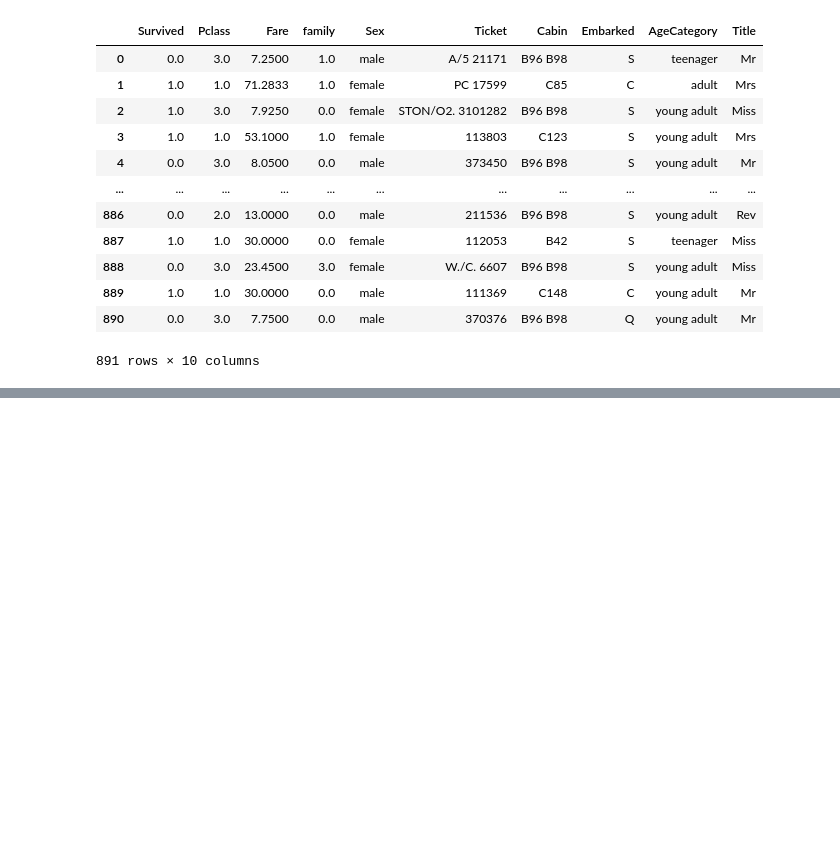
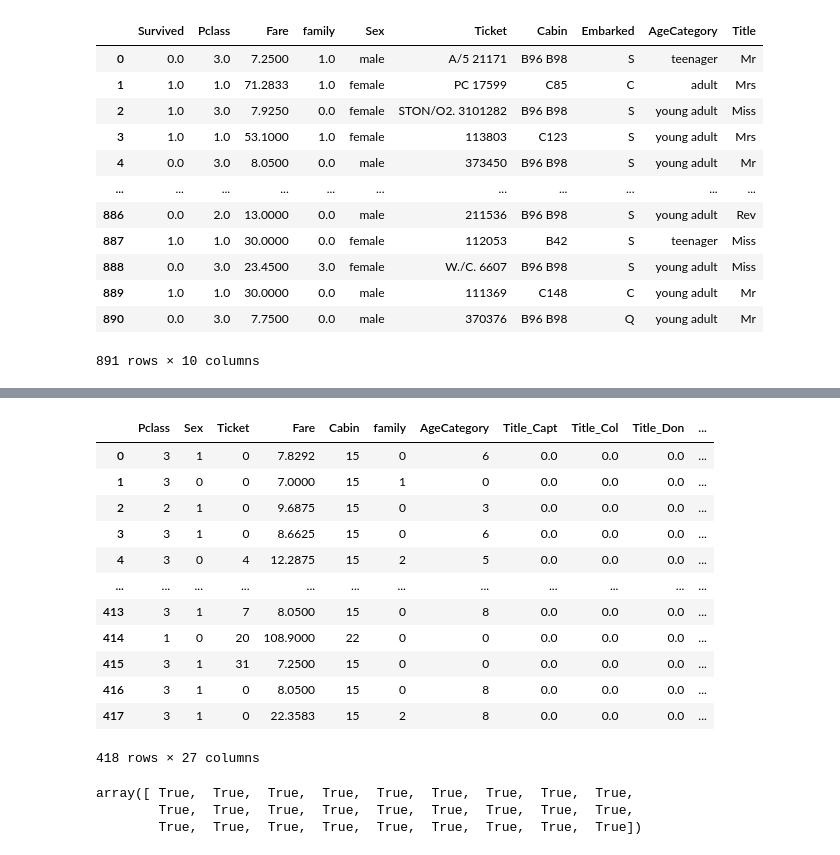
Before and after one commit to igyccmt/TitanicRepository, a Jupyter notebook: Titanic.ipynb, the cells around one changed output, grey strips where cells are left out. Cells and saved outputs as stored; diff of their text form; code cells hidden in the pictures; blank space fills up the shorter version.

```diff
--- a/Titanic.ipynb
+++ b/Titanic.ipynb
@@ -313,0 +604,4 @@ finaldf
+# %%
+testdf["Ticket"] = testdf.Ticket.apply(lambda x: x.split(" ")[0].strip() if len(x) > 6 else "1")
+# %%
+testdf = testdf.drop("Age", axis=1)
@@ -313,0 +624,26 @@ finaldf
+# %%
+for i in columns_to_label:
+    label.fit(testdf[i])
+    testdf[i] = label.transform(testdf[i])
+# %%
+encoded_data = onehot.transform(testdf[columns_to_encode])
+encoded_df = pd.DataFrame(encoded_data.toarray(), columns=onehot.get_feature_names_out(columns_to_encode))
+
+testdf = pd.concat([testdf, encoded_df], axis=1)
+testdf = testdf.drop(columns=["Embarked", "Title"])
+# %%
+testdf
+# %% [output]
+|  | Pclass | Sex | Ticket | Fare | Cabin | family | AgeCategory | Title_Capt | Title_Col | Title_Don | ... |
+| 0 | 3 | 1 | 0 | 7.8292 | 15 | 0 | 6 | 0.0 | 0.0 | 0.0 | ... |
+| 1 | 3 | 0 | 0 | 7.0000 | 15 | 1 | 0 | 0.0 | 0.0 | 0.0 | ... |
+| 2 | 2 | 1 | 0 | 9.6875 | 15 | 0 | 3 | 0.0 | 0.0 | 0.0 | ... |
+| 3 | 3 | 1 | 0 | 8.6625 | 15 | 0 | 6 | 0.0 | 0.0 | 0.0 | ... |
+| 4 | 3 | 0 | 4 | 12.2875 | 15 | 2 | 5 | 0.0 | 0.0 | 0.0 | ... |
+| ... | ... | ... | ... | ... | ... | ... | ... | ... | ... | ... | ... |
+| 413 | 3 | 1 | 7 | 8.0500 | 15 | 0 | 8 | 0.0 | 0.0 | 0.0 | ... |
+| 414 | 1 | 0 | 20 | 108.9000 | 22 | 0 | 0 | 0.0 | 0.0 | 0.0 | ... |
+| 415 | 3 | 1 | 31 | 7.2500 | 15 | 0 | 0 | 0.0 | 0.0 | 0.0 | ... |
+| 416 | 3 | 1 | 0 | 8.0500 | 15 | 0 | 8 | 0.0 | 0.0 | 0.0 | ... |
+| 417 | 3 | 1 | 0 | 22.3583 | 15 | 2 | 8 | 0.0 | 0.0 | 0.0 | ... |
+418 rows × 27 columns
@@ -313,0 +652,6 @@ finaldf
+# %%
+testdf.columns==X.columns
+# %% [output]
+array([ True,  True,  True,  True,  True,  True,  True,  True,  True,
+        True,  True,  True,  True,  True,  True,  True,  True,  True,
+        True,  True,  True,  True,  True,  True,  True,  True,  True])
```
Also changed, not shown: parts of 39 cells of this notebook.
